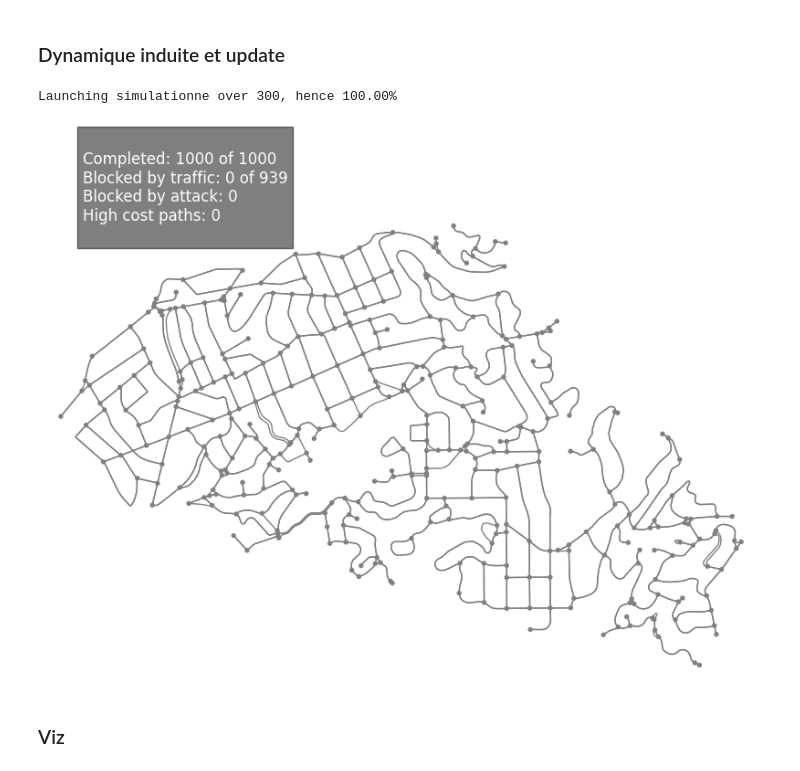
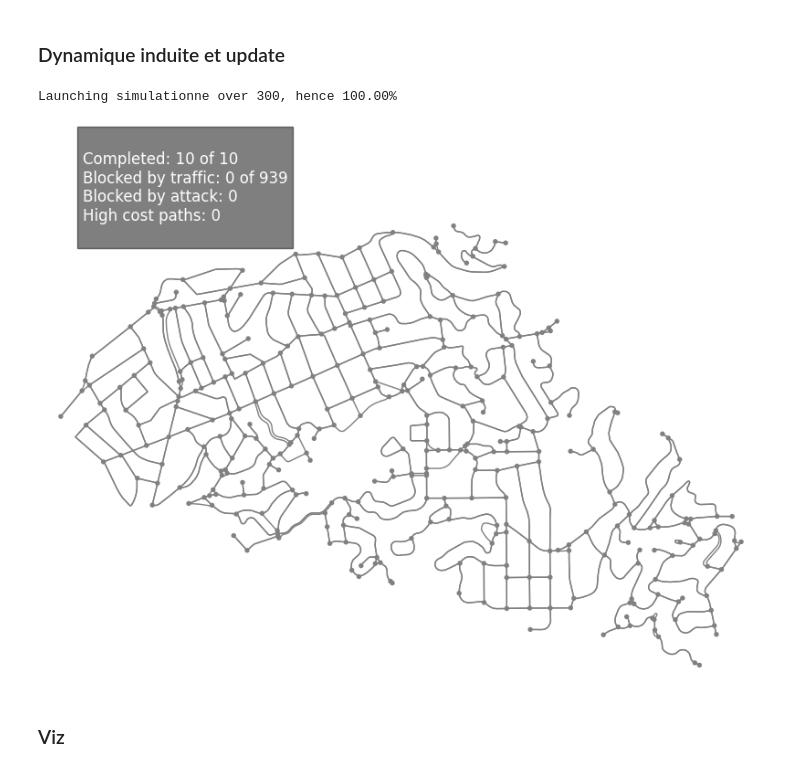
Before and after one commit to lucas-lacampagne/sim, a Jupyter notebook: notebooks/test_query_path.ipynb, the cells around one changed output. Cells and saved outputs as stored; diff of their text form; code cells hidden in the pictures.

```diff
--- a/notebooks/test_query_path.ipynb
+++ b/notebooks/test_query_path.ipynb
@@ -81,7 +80,7 @@ class Simulation(Sim):
 # %% [markdown]
 ### Dynamique induite et update
 # %%
-demand=Simulation(G.copy(), rx_helper, size=1000, log_trajs=10)
+demand=Simulation(G.copy(), rk_helper, size=10, log_trajs=10)
 demand.attack_helper.prepare_attack(attack='deg', batch_size=10, number_steps=30)
 frames=90
 logging.info(f'_'*30)
@@ -91,34 +90,34 @@ def update(frame):
     if demand.all_completed():
         return ax,
 
     ax.clear()
     if frame > 0:
         demand.run(attack=True, repair=True, time_step=20)
     # demand.display_h.display_huge(demand, ax=ax)
     demand.display_h.display(demand, ax=ax)
     # demand.display_h.display_graph(demand.calc_helper.nx_graph, demand)
     string=f'''
 Completed: {sum(demand.get_completed())} of {len(demand.fleet)}
 Blocked by traffic: {sum(demand.get_edge_blocked().values())} of {demand.graph.number_of_edges()}
 Blocked by attack: {len(list(it.chain.from_iterable(demand.attack_helper.rmvd_edges)))}
 High cost paths: {len(demand.info)}
 '''
     ax.text(0.05, 0.95, string,
             transform=ax.transAxes, fontsize=12, color='white',
             bbox=dict(facecolor='black', alpha=0.5))
     return ax,
 
 with tqdm(total=frames) as pbar:
     fig, ax = plt.subplots(figsize=(10, 8))
     ani = FuncAnimation(fig, update, frames=frames, interval=150, repeat=False)
     ani.save("ani.gif", writer='pillow',
             #  progress_callback = lambda i, n: print(f'Saving frame {i}/{n}', end='\r')
              )
     plt.show()
 UnitTest(demand).run()
 # %% [output]
 Launching simulationne over 300, hence 100.00%
-[figure, old version]
+[figure, new version]
 # %% [markdown]
 ### Viz
 # %%
```
Also changed, not shown: parts of 1 cell of this notebook, 4 other files.
